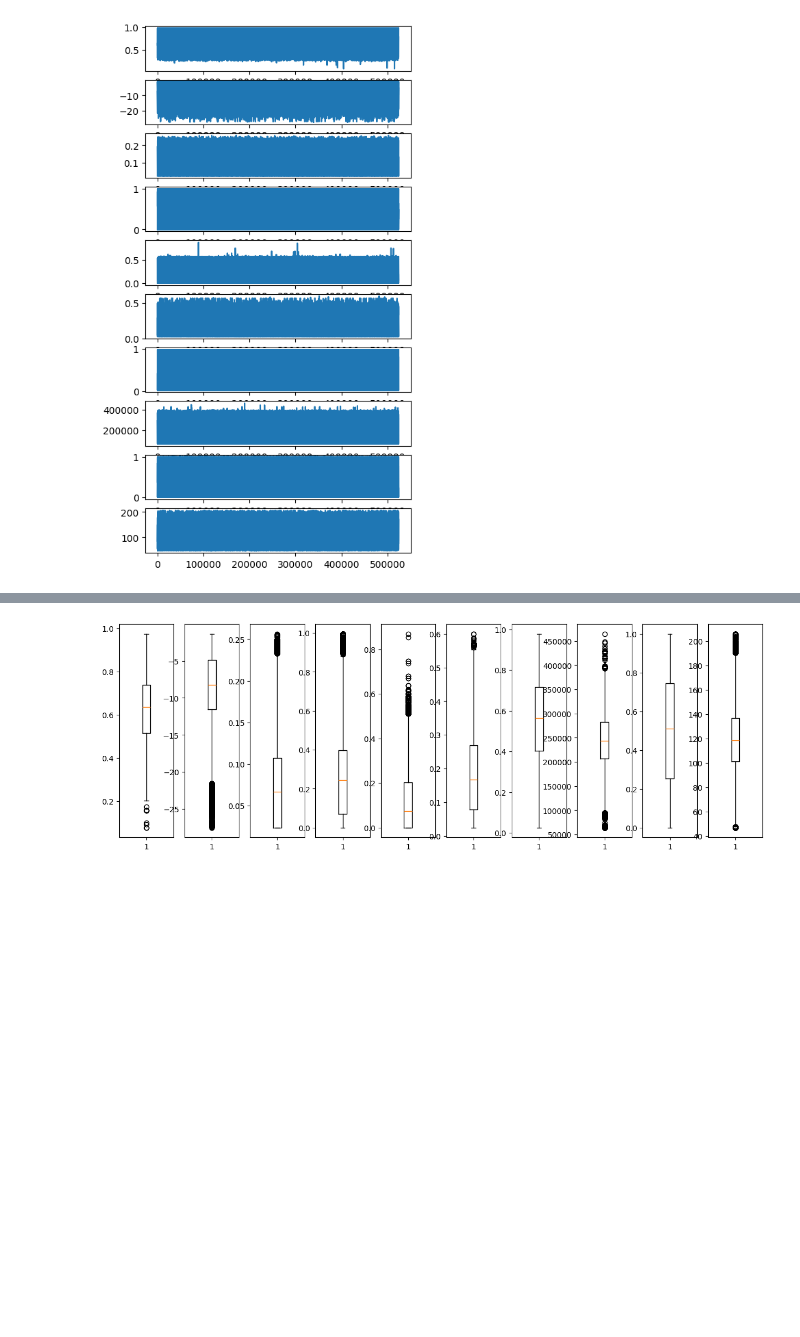
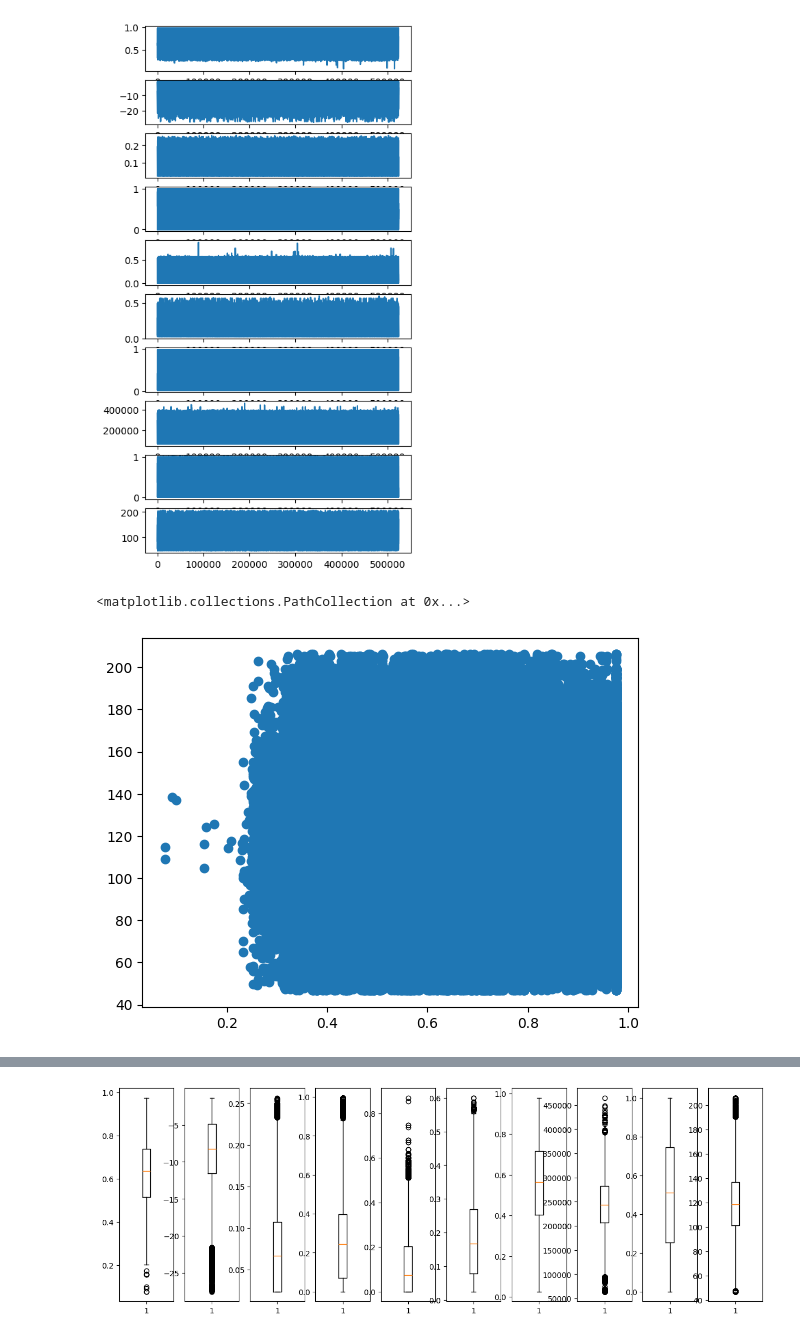
Before and after one commit to owczr/predicting-the-beats-per-minute, a Jupyter notebook: eda.ipynb, the cells around one changed output, grey strips where cells are left out. Saved outputs shown, nothing was run; the diff lists cells and outputs as text; code cells hidden in the pictures; blank space fills up the shorter version.

```diff
--- a/eda.ipynb
+++ b/eda.ipynb
@@ -70,3 +70,16 @@ for idx, col in enumerate(df.columns):
     axes[idx].plot(df[col])
 # %% [output]
 [figure]
+# %%
+from matplotlib import rcParams
+
+rcParams['agg.path.chunksize'] = 10000
+rcParams['path.simplify_threshold'] = 0.5
+# rcParams['path.shouldSimplify'] = True
+
+
+
+plt.scatter(df['RhythmScore'], df['BeatsPerMinute'])
+# %% [output]
+<matplotlib.collections.PathCollection at 0x...>
+[figure, added]
```
Also changed, not shown: parts of 4 cells of this notebook, 2 other files.
